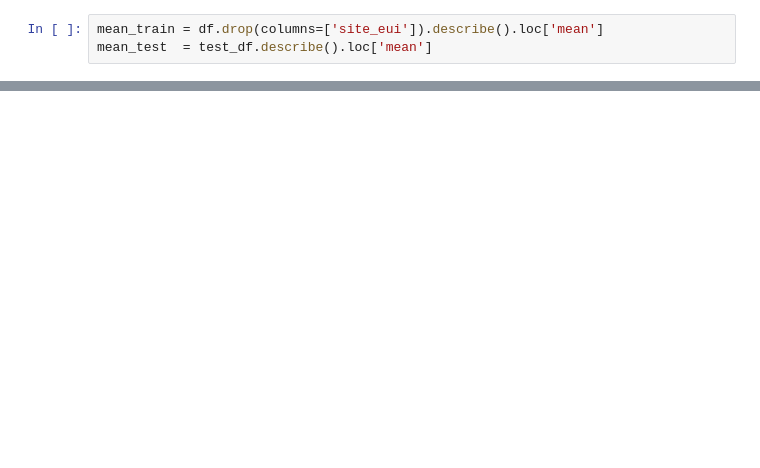
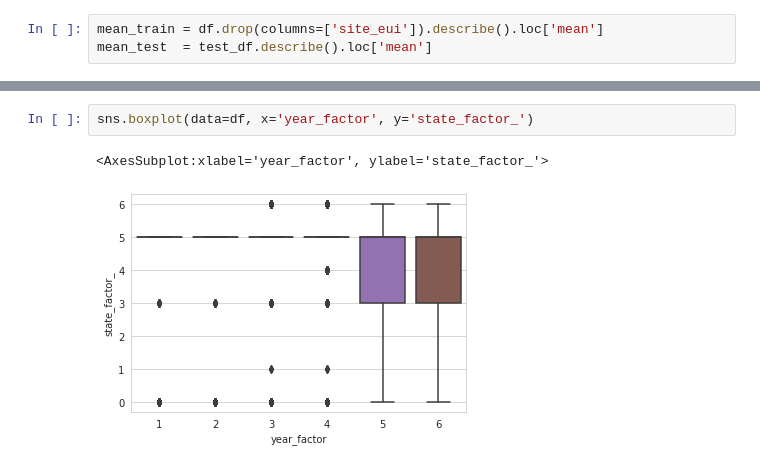
Before and after one commit to crlna16/wids-datathon-kaggle, a Jupyter notebook: DataExploration.ipynb, the cells around one changed output, grey strips where cells are left out. Drawn from its saved outputs; the diff is of its cells as text; blank space fills up the shorter version.

```diff
--- a/DataExploration.ipynb
+++ b/DataExploration.ipynb
@@ -65,0 +291,5 @@ test_df['Year_Factor'].describe()
+# %%
+sns.boxplot(data=df, x='year_factor', y='state_factor_')
+# %% [output]
+<AxesSubplot:xlabel='year_factor', ylabel='state_factor_'>
+[figure, added]
```
Also changed, not shown: parts of 33 cells of this notebook, 2 other files.
